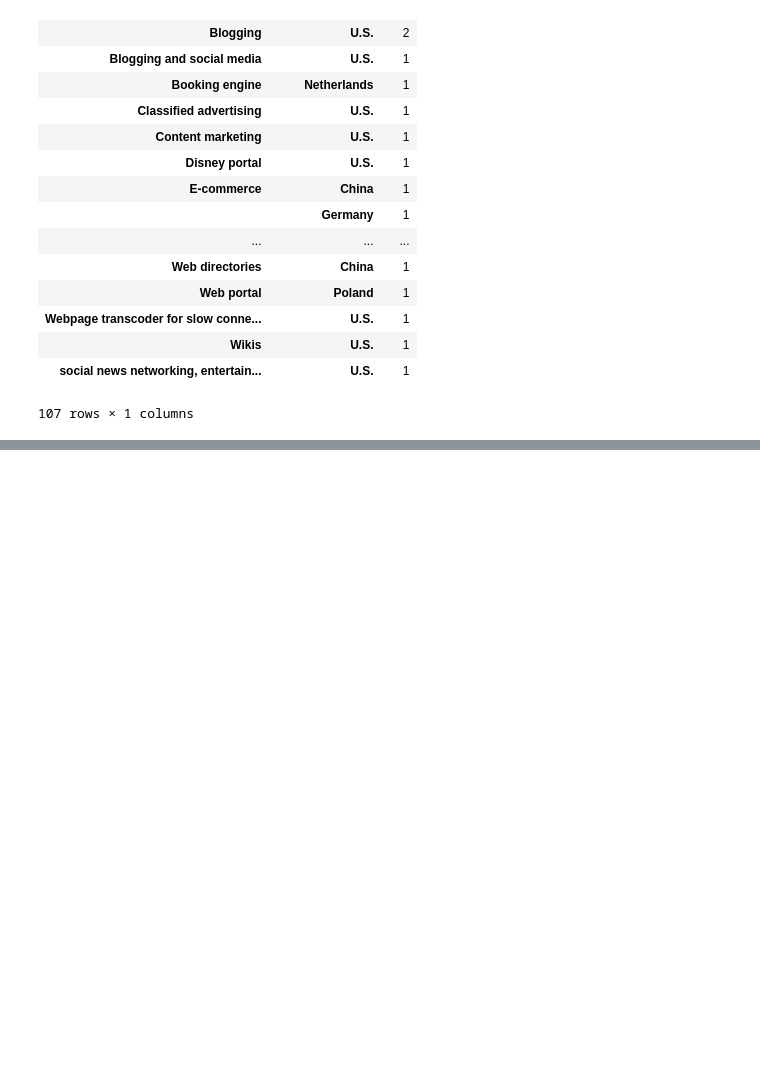
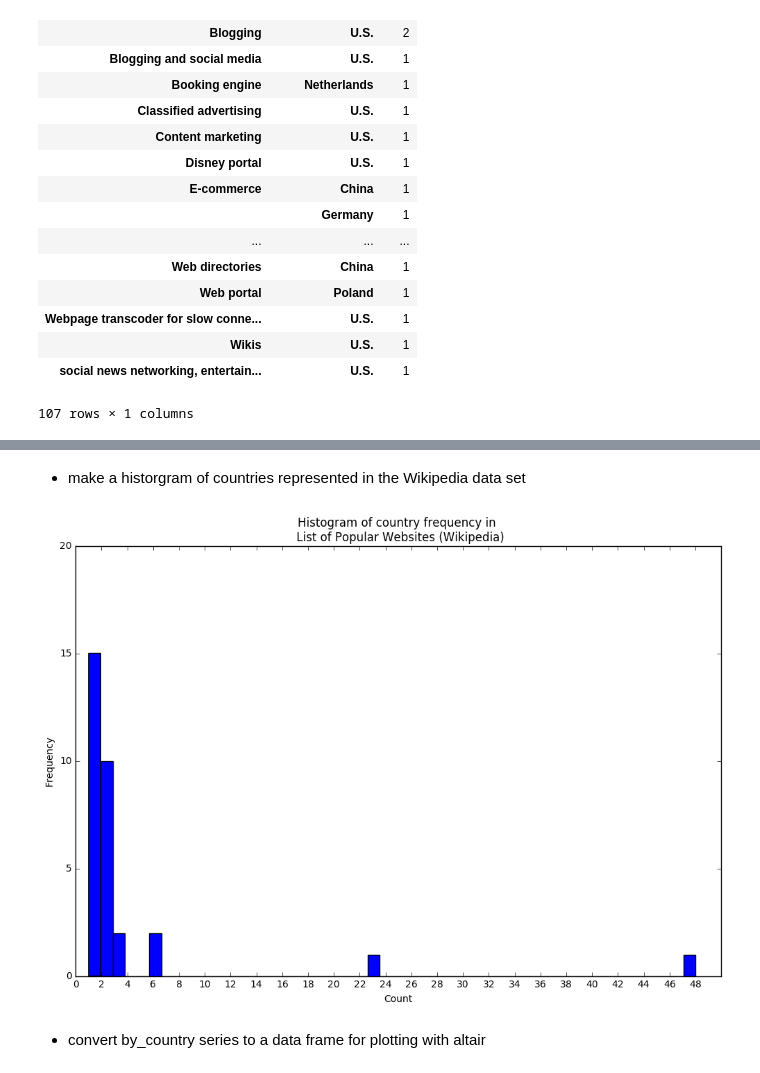
Before and after one commit to kpolimis/SOC590-Python-tutorial, a Jupyter notebook: notebooks/popular_websites.ipynb, the cells around one changed output, grey strips where cells are left out. Cells and saved outputs as stored; diff of their text form; code cells hidden in the pictures; blank space fills up the shorter version.

```diff
--- a/notebooks/popular_websites.ipynb
+++ b/notebooks/popular_websites.ipynb
@@ -122,0 +177,3 @@ array(['Internet services and products', 'Video sharing', 'Social network',
+# %%
+by_country = wiki_popular_sites.pivot_table('Type', aggfunc='count', columns='Principal country')
+by_country.head(10)
@@ -122,0 +193,16 @@ array(['Internet services and products', 'Video sharing', 'Social network',
+# %% [markdown]
+* make a historgram of countries represented in the Wikipedia data set
+# %%
+fig, ax = plt.subplots(1, figsize=(12, 8))
+fig.subplots_adjust(hspace=0.4)
+plt.hist(by_country, bins = 50, color='blue')
+plt.xticks(np.arange(0, by_country.max()+1, 2))
+plt.yticks(np.arange(0, by_country.value_counts().max()+10, 5))
+plt.xlabel('Count')
+plt.ylabel('Frequency')
+plt.title('Histogram of country frequency in \n List of Popular Websites (Wikipedia)')
+plt.show()
+# %% [output]
+[figure, added]
+# %% [markdown]
+* convert by_country series to a data frame for plotting with altair
```
Also changed, not shown: parts of 16 cells of this notebook, 5 other files.
